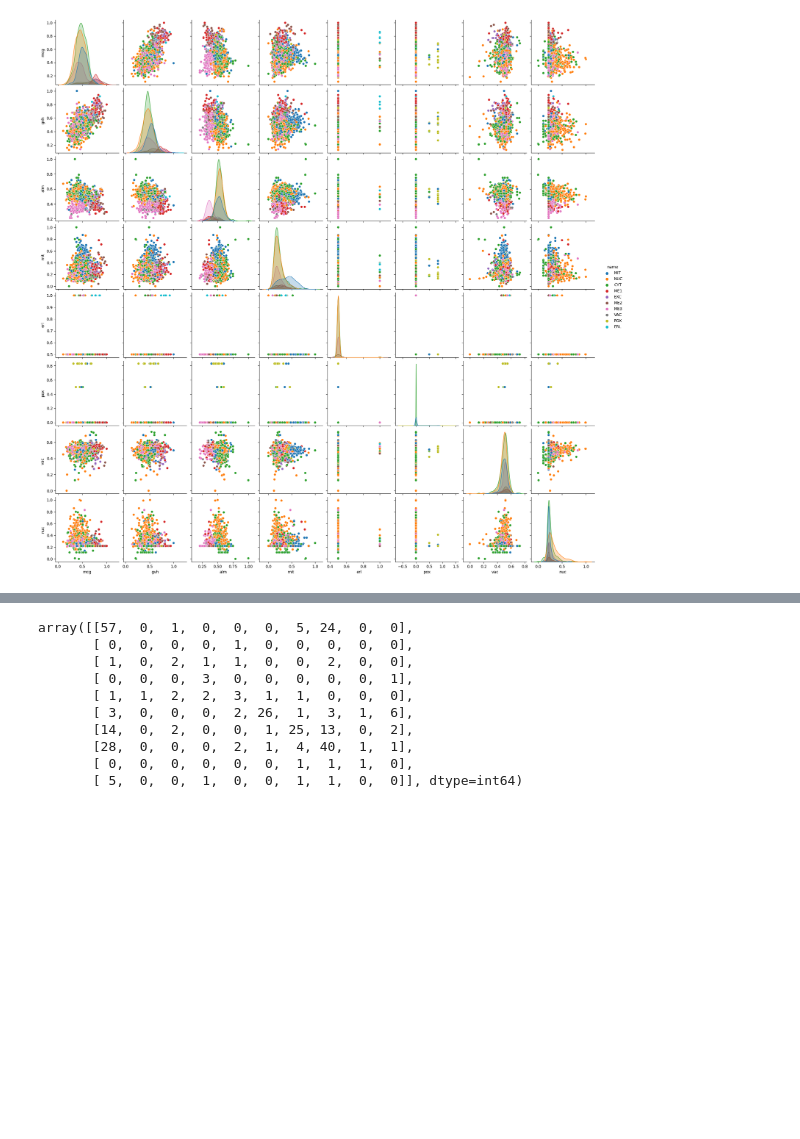
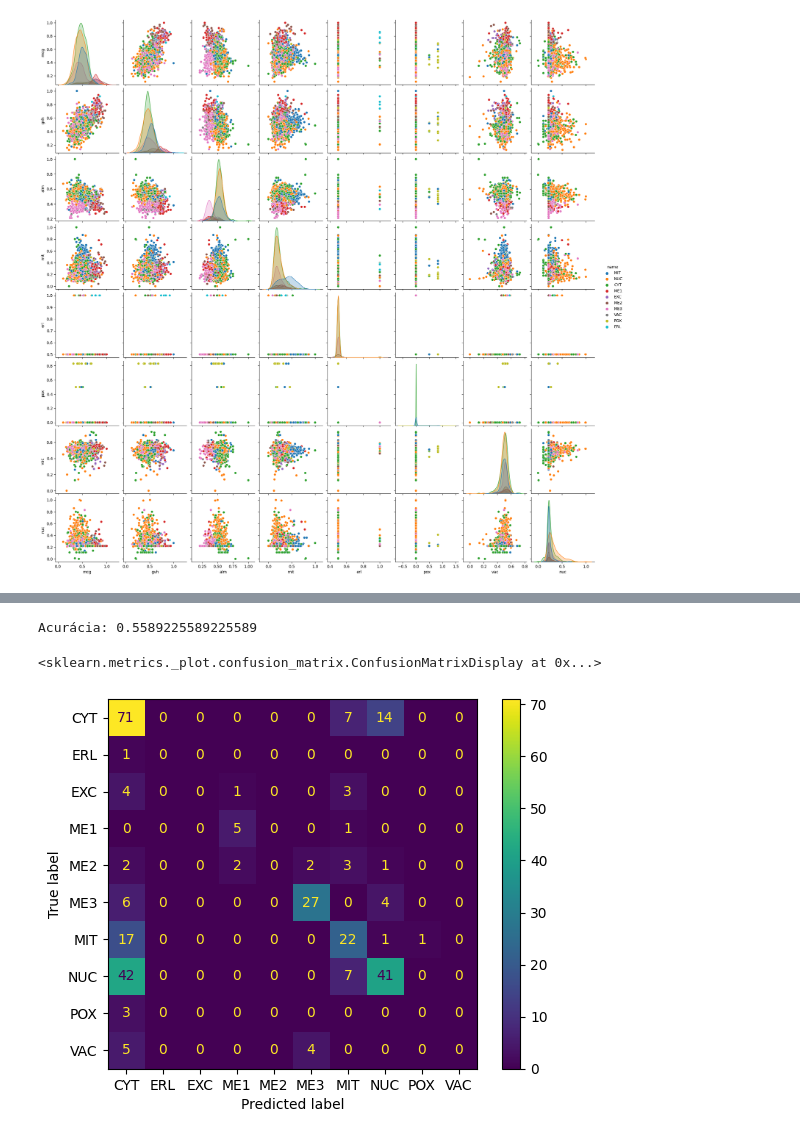
Before and after one commit to fernandobrancher/exercices_module10_machinelearning_i, a Jupyter notebook: exercise_class_2.ipynb, the cells around one changed output, grey strips where cells are left out. Cells and saved outputs as stored; diff of their text form; code cells hidden in the pictures; blank space fills up the shorter version.

Commit message:
first model attempt

```diff
--- a/exercise_class_2.ipynb
+++ b/exercise_class_2.ipynb
@@ -45,14 +71,25 @@ y_pred = clf.predict(X_test)
+# %%
+model = LogisticRegression(max_iter=1000, random_state=42)
+model.fit(X_train, y_train)
+y_pred = model.predict(X_test)
+# %%
+#Analisando algumas métricas do modelo
+from sklearn.metrics import accuracy_score
+from sklearn.metrics import roc_auc_score
+from sklearn.metrics import f1_score
+
+met_accuracy = accuracy_score(y_test, y_pred)
+#met_auc = roc_auc_score(y_test, y_pred)
+#met_f1 = f1_score(y_test, y_pred, average='micro')
+
+#print(f"Acurácia: {met_accuracy} \nROC AUC: 00 \nF1 Score: {met_f1}")
+print(f"Acurácia: {met_accuracy}")
+# %% [output]
+Acurácia: 0.5589225589225589
 # %%
-cm = confusion_matrix(y_test, y_pred)
-cm
+cm = confusion_matrix(y_test, y_pred, labels=model.classes_ )
+ConfusionMatrixDisplay(confusion_matrix=cm,
+                              display_labels=model.classes_).plot()
 # %% [output]
-array([[57,  0,  1,  0,  0,  0,  5, 24,  0,  0],
-       [ 0,  0,  0,  0,  1,  0,  0,  0,  0,  0],
-       [ 1,  0,  2,  1,  1,  0,  0,  2,  0,  0],
-       [ 0,  0,  0,  3,  0,  0,  0,  0,  0,  1],
-       [ 1,  1,  2,  2,  3,  1,  1,  0,  0,  0],
-       [ 3,  0,  0,  0,  2, 26,  1,  3,  1,  6],
-       [14,  0,  2,  0,  0,  1, 25, 13,  0,  2],
-       [28,  0,  0,  0,  2,  1,  4, 40,  1,  1],
-       [ 0,  0,  0,  0,  0,  0,  1,  1,  1,  0],
-       [ 5,  0,  0,  1,  0,  0,  1,  1,  0,  0]], dtype=int64)
+<sklearn.metrics._plot.confusion_matrix.ConfusionMatrixDisplay at 0x...>
+[figure, added]
```
Also changed, not shown: parts of 6 cells of this notebook.
